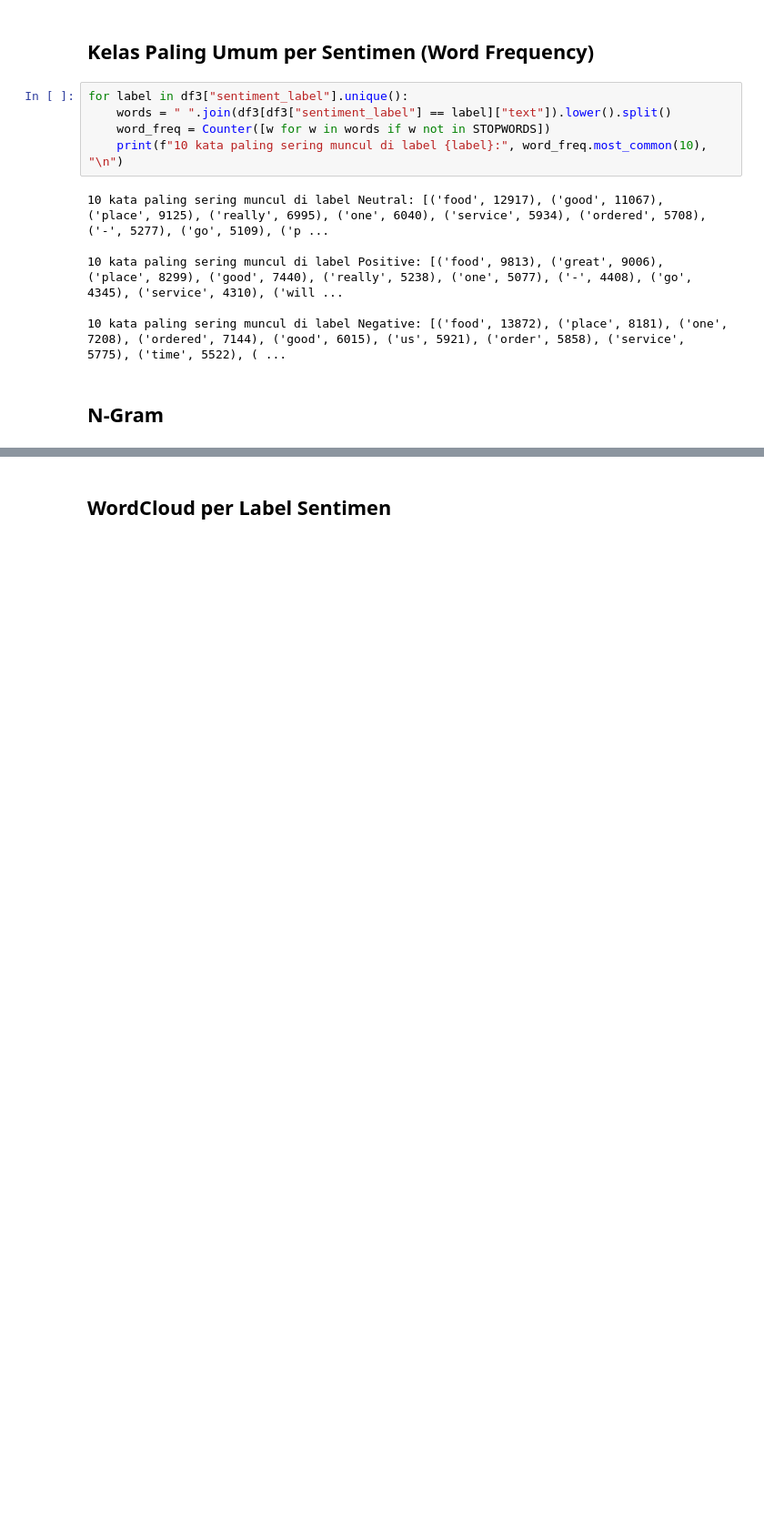
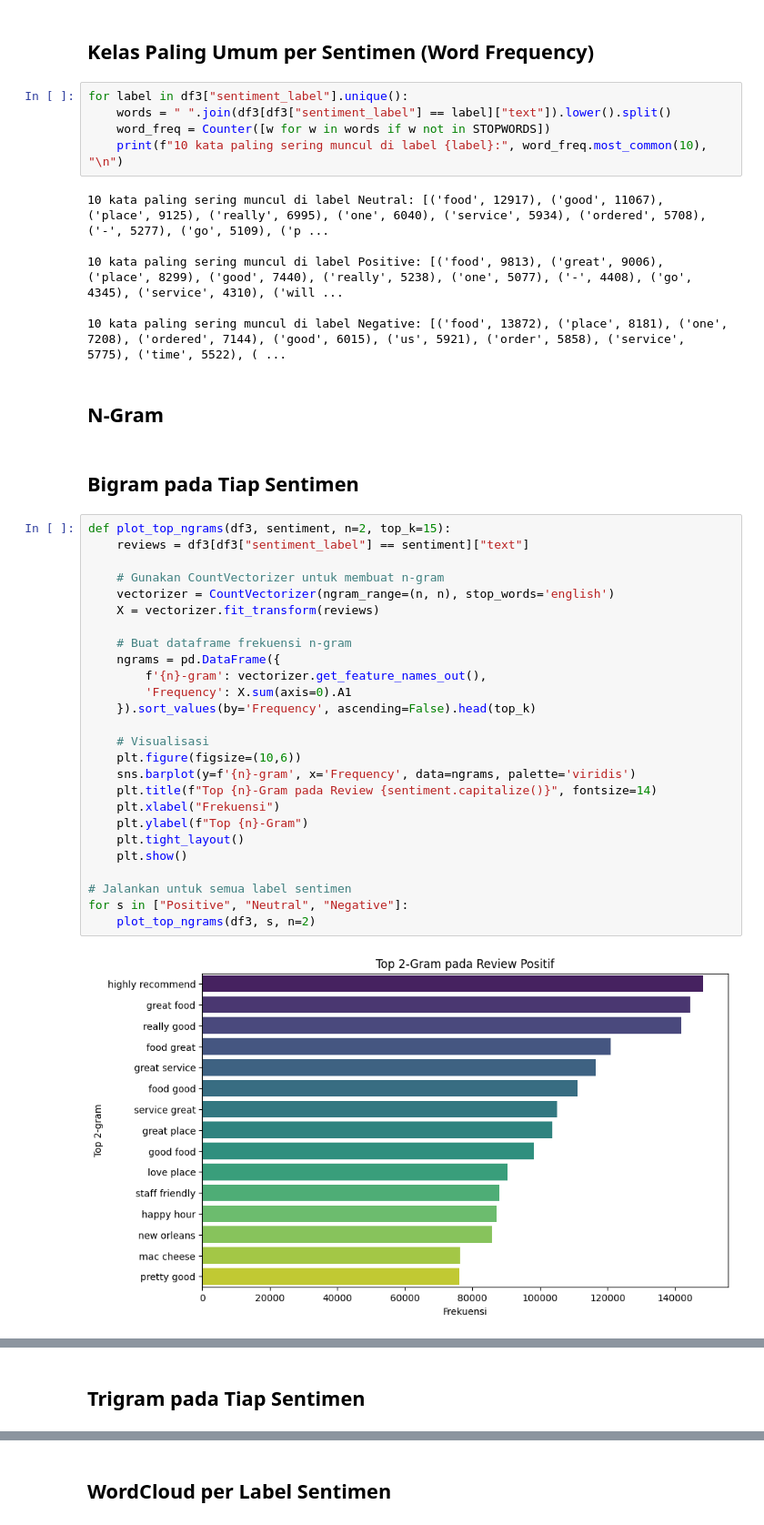
Before and after one commit to Jakij4ki/yelp-sentiment-analysis, a Jupyter notebook: EDA/EDA.ipynb, the cells around one changed output, grey strips where cells are left out. Shown at 91% size. Saved outputs shown, nothing was run; the diff lists cells and outputs as text; blank space fills up the shorter version.

```diff
--- a/EDA/EDA.ipynb
+++ b/EDA/EDA.ipynb
@@ -307,3 +344,33 @@ for label in df3["sentiment_label"].unique():
 10 kata paling sering muncul di label Negative: [('food', 13872), ('place', 8181), ('one', 7208), ('ordered', 7144), ('good', 6015), ('us', 5921), ('order', 5858), ('service', 5775), ('time', 5522), ( ...
 # %% [markdown]
 ## N-Gram
+# %% [markdown]
+## Bigram pada Tiap Sentimen
+# %%
+def plot_top_ngrams(df3, sentiment, n=2, top_k=15):
+    reviews = df3[df3["sentiment_label"] == sentiment]["text"]
+
+    # Gunakan CountVectorizer untuk membuat n-gram
+    vectorizer = CountVectorizer(ngram_range=(n, n), stop_words='english')
+    X = vectorizer.fit_transform(reviews)
+
+    # Buat dataframe frekuensi n-gram
+    ngrams = pd.DataFrame({
+        f'{n}-gram': vectorizer.get_feature_names_out(),
+        'Frequency': X.sum(axis=0).A1
+    }).sort_values(by='Frequency', ascending=False).head(top_k)
+
+    # Visualisasi
+    plt.figure(figsize=(10,6))
+    sns.barplot(y=f'{n}-gram', x='Frequency', data=ngrams, palette='viridis')
+    plt.title(f"Top {n}-Gram pada Review {sentiment.capitalize()}", fontsize=14)
+    plt.xlabel("Frekuensi")
+    plt.ylabel(f"Top {n}-Gram")
+    plt.tight_layout()
+    plt.show()
+
+# Jalankan untuk semua label sentimen
+for s in ["Positive", "Neutral", "Negative"]:
+    plot_top_ngrams(df3, s, n=2)
+# %% [output]
+[figure, added]
@@ -310 +379,3 @@ for label in df3["sentiment_label"].unique():
+# %% [markdown]
+## Trigram pada Tiap Sentimen
 # %%
```
Also changed, not shown: parts of 18 cells of this notebook, 1 other file.
